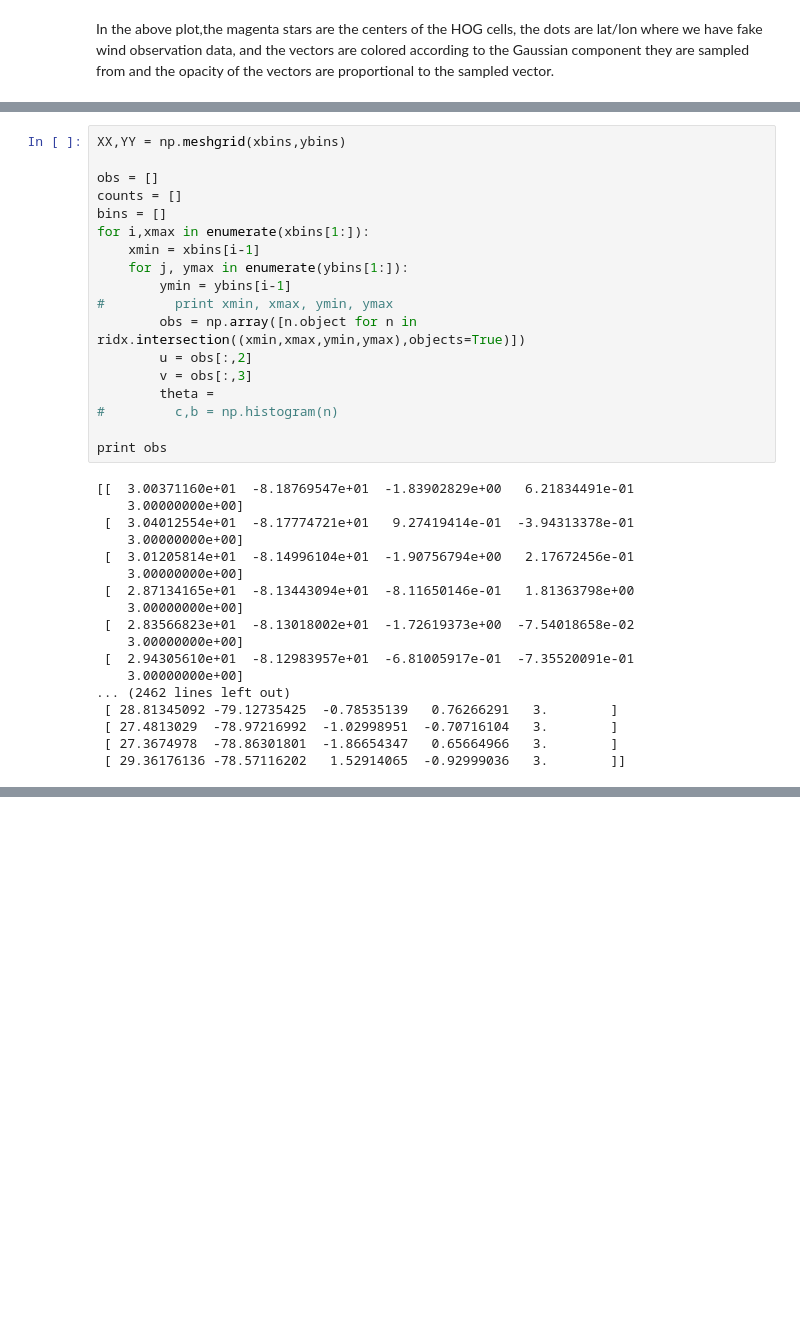
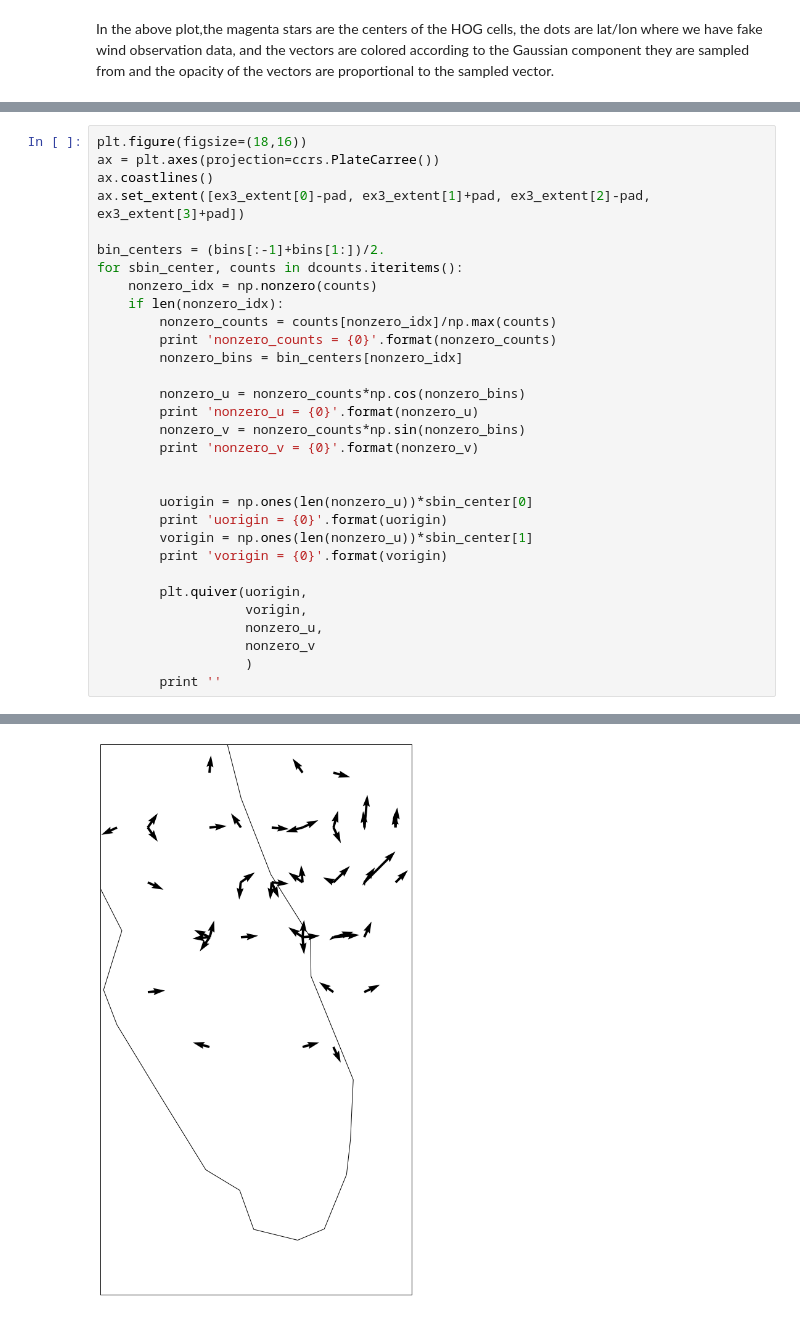
Before and after one commit to brandonmayer-zz/comt_testbed_notebooks, a Jupyter notebook: HOG.ipynb, the cells around one changed output, grey strips where cells are left out. Cells and saved outputs as stored; diff of their text form; blank space fills up the shorter version.

```diff
--- a/HOG.ipynb
+++ b/HOG.ipynb
@@ -385,36 +431,32 @@ ridx = FastRtree(rtreefile,
-# %%
-XX,YY = np.meshgrid(xbins,ybins)
-
-obs = []
-counts = []
-bins = []
-for i,xmax in enumerate(xbins[1:]):
-    xmin = xbins[i-1]
-    for j, ymax in enumerate(ybins[1:]):
-        ymin = ybins[i-1]
-#         print xmin, xmax, ymin, ymax
-        obs = np.array([n.object for n in ridx.intersection((xmin,xmax,ymin,ymax),objects=True)])
-        u = obs[:,2]
-        v = obs[:,3]
-        theta =
-#         c,b = np.histogram(n)
-
-print obs
-# %% [output]
-[[  3.00371160e+01  -8.18769547e+01  -1.83902829e+00   6.21834491e-01
-    3.00000000e+00]
- [  3.04012554e+01  -8.17774721e+01   9.27419414e-01  -3.94313378e-01
-    3.00000000e+00]
- [  3.01205814e+01  -8.14996104e+01  -1.90756794e+00   2.17672456e-01
-    3.00000000e+00]
- [  2.87134165e+01  -8.13443094e+01  -8.11650146e-01   1.81363798e+00
-    3.00000000e+00]
- [  2.83566823e+01  -8.13018002e+01  -1.72619373e+00  -7.54018658e-02
-    3.00000000e+00]
- [  2.94305610e+01  -8.12983957e+01  -6.81005917e-01  -7.35520091e-01
-    3.00000000e+00]
-... (2462 lines left out)
- [ 28.81345092 -79.12735425  -0.78535139   0.76266291   3.        ]
- [ 27.4813029  -78.97216992  -1.02998951  -0.70716104   3.        ]
- [ 27.3674978  -78.86301801  -1.86654347   0.65664966   3.        ]
- [ 29.36176136 -78.57116202   1.52914065  -0.92999036   3.        ]]
+# %%
+plt.figure(figsize=(18,16))
+ax = plt.axes(projection=ccrs.PlateCarree())
+ax.coastlines()
+ax.set_extent([ex3_extent[0]-pad, ex3_extent[1]+pad, ex3_extent[2]-pad, ex3_extent[3]+pad])
+
+bin_centers = (bins[:-1]+bins[1:])/2.
+for sbin_center, counts in dcounts.iteritems():
+    nonzero_idx = np.nonzero(counts)
+    if len(nonzero_idx):
+        nonzero_counts = counts[nonzero_idx]/np.max(counts)
+        print 'nonzero_counts = {0}'.format(nonzero_counts)
+        nonzero_bins = bin_centers[nonzero_idx]
+
+        nonzero_u = nonzero_counts*np.cos(nonzero_bins)
+        print 'nonzero_u = {0}'.format(nonzero_u)
+        nonzero_v = nonzero_counts*np.sin(nonzero_bins)
+        print 'nonzero_v = {0}'.format(nonzero_v)
+
+
+        uorigin = np.ones(len(nonzero_u))*sbin_center[0]
+        print 'uorigin = {0}'.format(uorigin)
+        vorigin = np.ones(len(nonzero_u))*sbin_center[1]
+        print 'vorigin = {0}'.format(vorigin)
+
+        plt.quiver(uorigin,
+                   vorigin,
+                   nonzero_u,
+                   nonzero_v
+                   )
+        print ''
+# %% [output]
@@ -420,0 +480 @@ print obs
+[figure, added]
```
Also changed, not shown: parts of 8 cells of this notebook.
